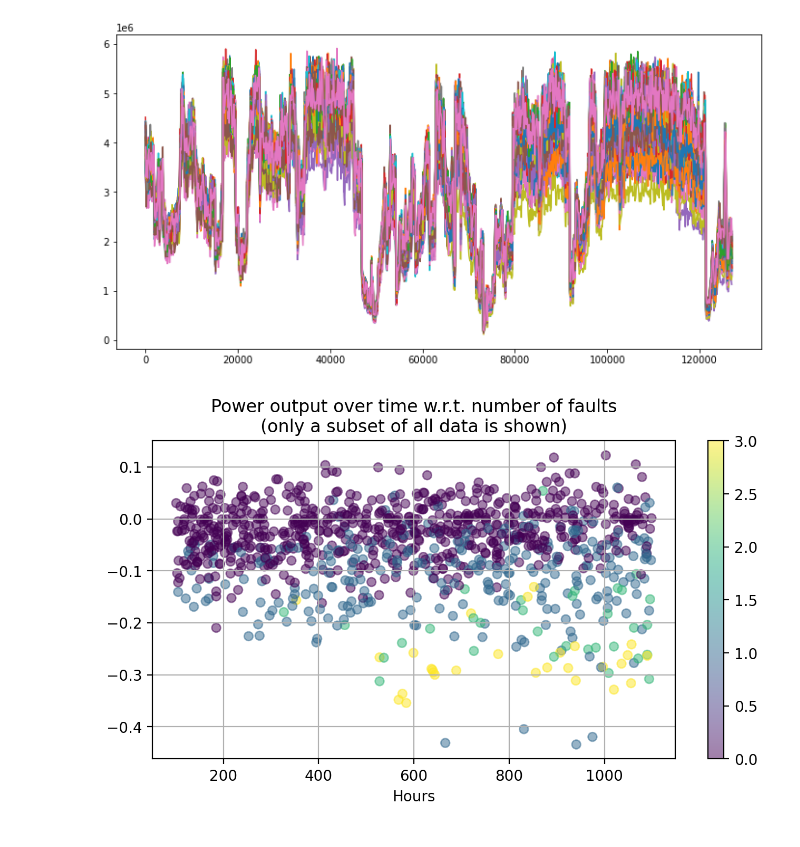
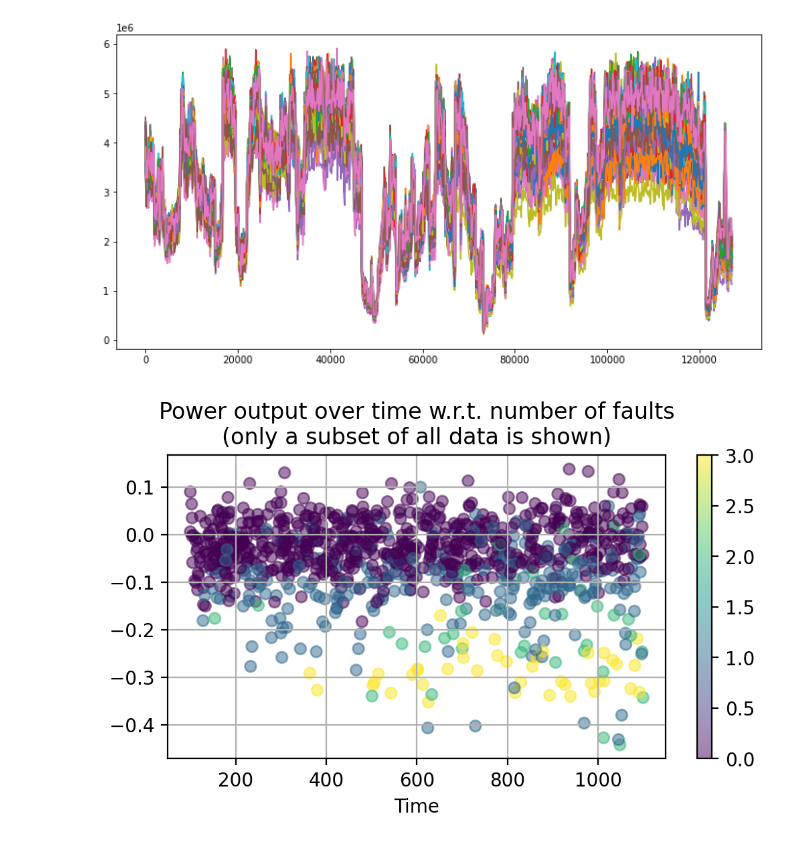
Before and after one commit to GPIG-B/Prototype, a Jupyter notebook: sensor_service/notebooks/Sandbox.ipynb, the cells around one changed output. Saved outputs shown, nothing was run; the diff lists cells and outputs as text; code cells hidden in the pictures.

```diff
--- a/sensor_service/notebooks/Sandbox.ipynb
+++ b/sensor_service/notebooks/Sandbox.ipynb
@@ -69,27 +69,26 @@ plt.show()
 # %%
 TOLERANCE = 1.5
 QUANTILE = 0.75
 
 df_tick = df.groupby('ticks')
 cols = df_tick[COLS]
 avg = cols.quantile(QUANTILE)
 dfm = df.merge(avg, how='left', on='ticks', suffixes=('', '_avg'))
 dfm['dev'] = (dfm['power'] - dfm['power_avg']) / dfm['power_avg']
 dfm['nfaults'] = dfm._faults.map(len)
 
 dfms = dfm.sample(1000)
 
-plt.figure(figsize=(8, 4), dpi=200)
-# dfm.dev.hist(bins=20, c='nfaults')
+plt.figure(figsize=(6, 3), dpi=200)
 plt.title('Power output over time w.r.t. number of faults\n(only a subset of all data is shown)')
 plt.scatter(dfms.ticks, dfms.dev, alpha=0.5, c=dfms.nfaults)
 plt.grid()
 plt.xlabel('Deviation from the 75th percentile')
-plt.xlabel('Hours')
+plt.xlabel('Time')
 plt.colorbar()
 plt.show()
 # %% [output]
-[figure, old version]
+[figure, new version]
 # %%
 #wts = dfm[dfm.ticks == 1000]
 plt.figure(figsize=(6, 3), dpi=200)
```
Also changed, not shown: parts of 3 cells of this notebook, 17 other files.
